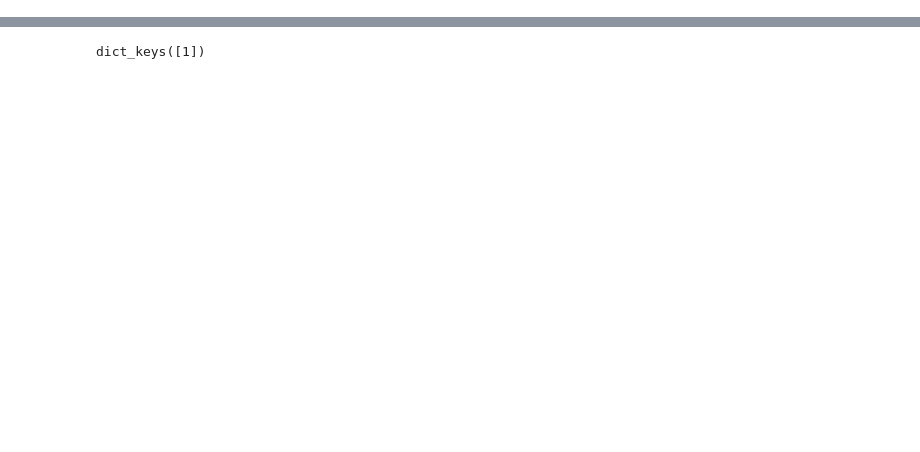
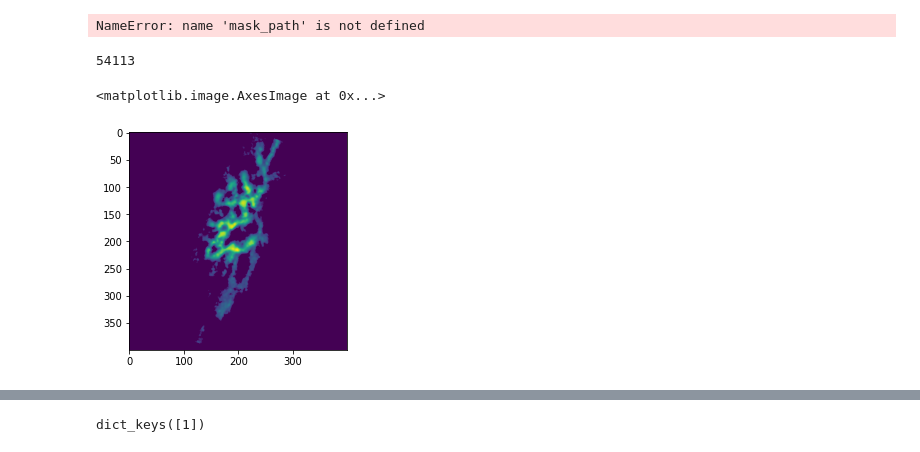
Before and after one commit to Asashou/TLI, a Jupyter notebook: pipeline/steps/step3_mask_seg.ipynb, the cells around one changed output, grey strips where cells are left out. Drawn from its saved outputs; the diff is of its cells as text; code cells hidden in the pictures; blank space fills up the shorter version.

```diff
--- a/pipeline/steps/step3_mask_seg.ipynb
+++ b/pipeline/steps/step3_mask_seg.ipynb
@@ -1,7 +1,8 @@
 # %%
-data_path = '/home/tli_project/Desktop/Data/T4/stage1/211113/211113_P36_N1/seg2_211113_P36_N1_GFP.tif'
-save_path = '/home/tli_project/Desktop/Data/T4/stage1/211113/211113_P36_N1/'
-save_name = 'seg_1_211113_P36_N1_GFP'
+data_path = '/home/tli_project/Desktop/neurons/stage2/220219_P48_N1/220219_P48_N1_shifted_R20_seg1.tif'
+# mask_path = '/home/tli_project/Desktop/Data/T4/neurons/211104_P36_N2/211104_P36_N2_GFP_JESUS_new_masked.tif'
+save_path = '/home/tli_project/Desktop/neurons/stage2/220219_P48_N1/'
+save_name = '220219_P48_N1_shifted_R20_seg1'
 # %%
 import tifffile as tif
 # import Neurosetta as neu
@@ -10,3 +11,21 @@ import matplotlib.pyplot as plt
 import utils.segment as segment
 # %%
 neuron = tif.imread(data_path)
+# %%
+mask = tif.imread(mask_path)
+neuron[mask==0] = 0
+save_file = save_path+save_name+'_seg2.tif'
+tif.imwrite(save_file, neuron, imagej=True, resolution=(1./0.076, 1./0.076),
+                metadata={'spacing': 0.4, 'unit': 'um', 'finterval': 1/10,'axes': 'TZYX'})
+# %% [output]
+NameError: name 'mask_path' is not defined
+# %%
+neuron.max()
+# %% [output]
+54113
+# %%
+import matplotlib.pyplot as plt
+plt.imshow(neuron[35,30])
+# %% [output]
+<matplotlib.image.AxesImage at 0x...>
+[figure, added]
```
Also changed, not shown: parts of 9 cells of this notebook, 14 other files.
